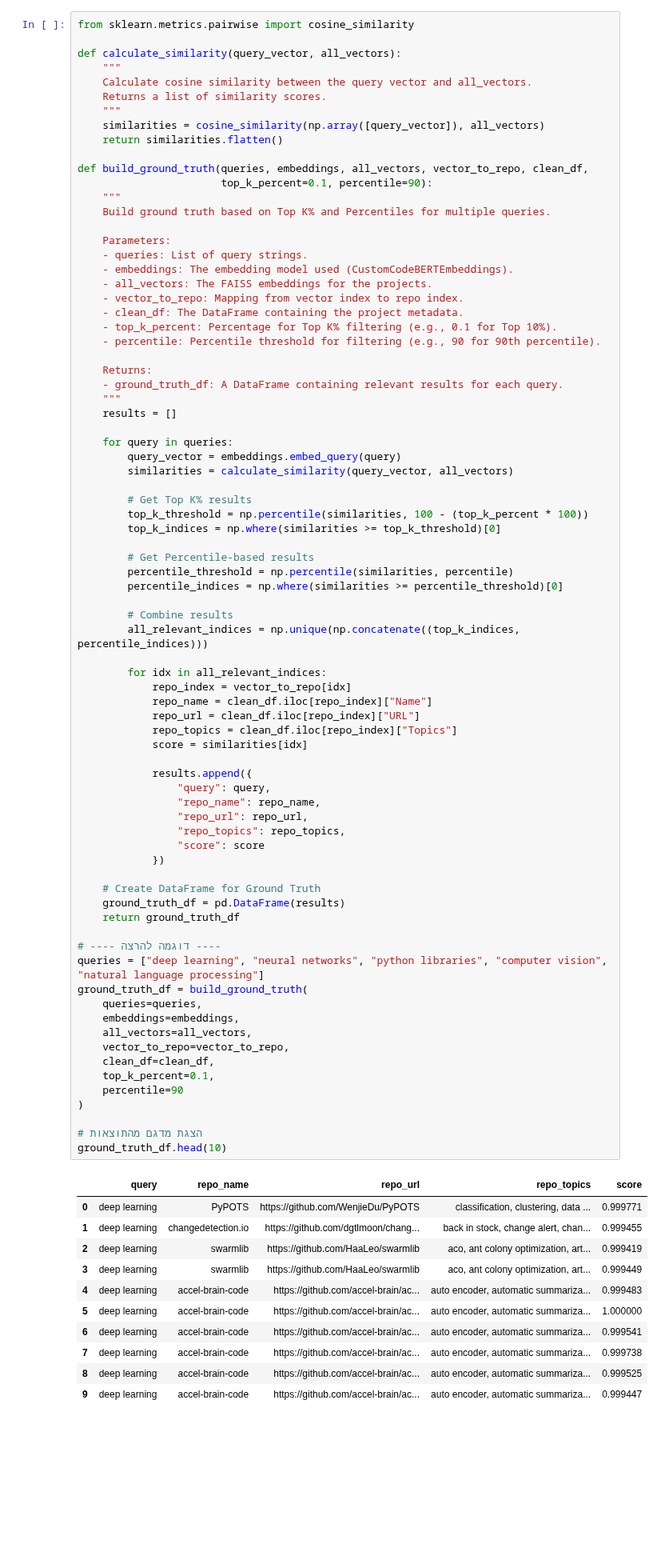
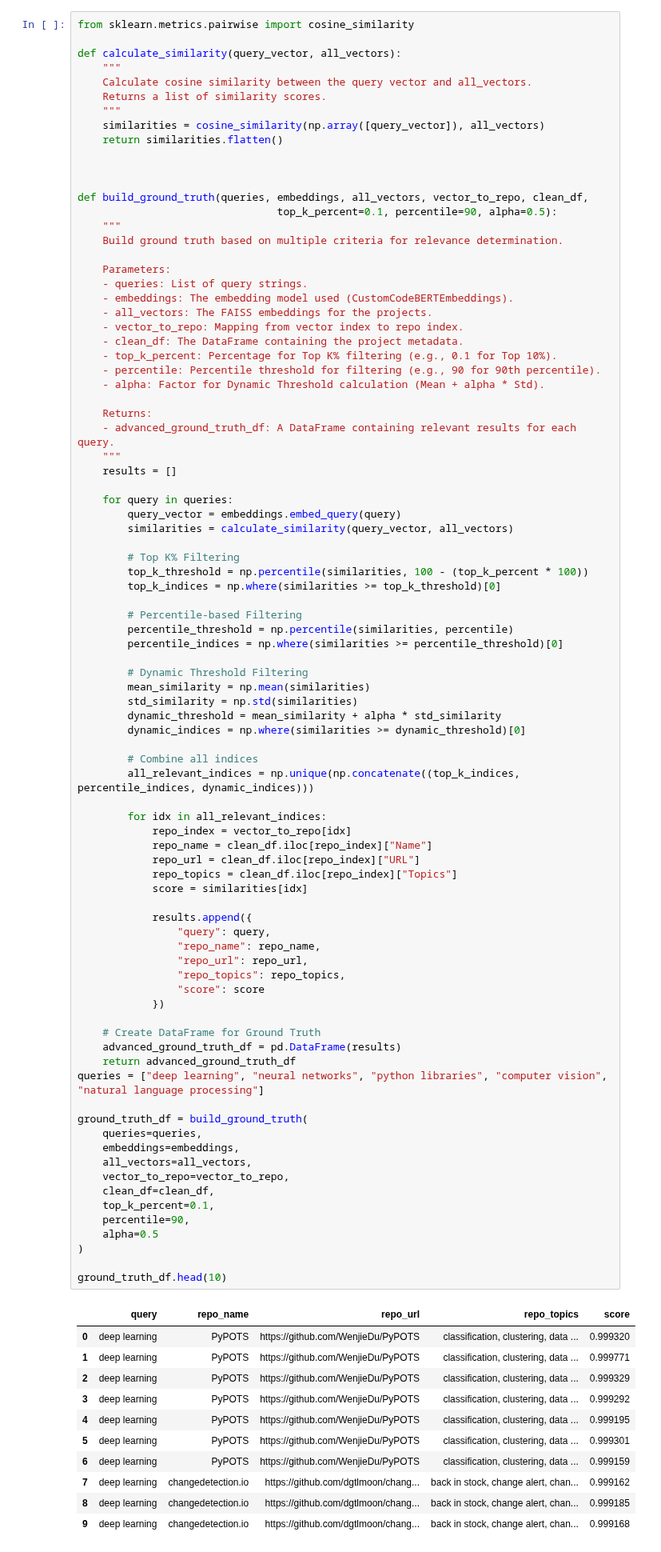
Before and after one commit to noambassat/RAG_Agent_GITHUB_Rep.project, a Jupyter notebook: RAG.ipynb, the cells around one changed output. Shown at 80% size. Cells and saved outputs as stored; diff of their text form; blank space fills up the shorter version.

```diff
--- a/RAG.ipynb
+++ b/RAG.ipynb
@@ -364,10 +366,12 @@ def calculate_similarity(query_vector, all_vectors):
     similarities = cosine_similarity(np.array([query_vector]), all_vectors)
     return similarities.flatten()
 
+
+
 def build_ground_truth(queries, embeddings, all_vectors, vector_to_repo, clean_df,
-                       top_k_percent=0.1, percentile=90):
+                                top_k_percent=0.1, percentile=90, alpha=0.5):
     """
-    Build ground truth based on Top K% and Percentiles for multiple queries.
+    Build ground truth based on multiple criteria for relevance determination.
 
     Parameters:
     - queries: List of query strings.
@@ -377,9 +381,10 @@ def build_ground_truth(queries, embeddings, all_vectors, vector_to_repo, clean_d
     - clean_df: The DataFrame containing the project metadata.
     - top_k_percent: Percentage for Top K% filtering (e.g., 0.1 for Top 10%).
     - percentile: Percentile threshold for filtering (e.g., 90 for 90th percentile).
+    - alpha: Factor for Dynamic Threshold calculation (Mean + alpha * Std).
 
     Returns:
-    - ground_truth_df: A DataFrame containing relevant results for each query.
+    - advanced_ground_truth_df: A DataFrame containing relevant results for each query.
     """
     results = []
 
@@ -387,59 +392,64 @@ def build_ground_truth(queries, embeddings, all_vectors, vector_to_repo, clean_d
         query_vector = embeddings.embed_query(query)
         similarities = calculate_similarity(query_vector, all_vectors)
 
-        # Get Top K% results
+        # Top K% Filtering
         top_k_threshold = np.percentile(similarities, 100 - (top_k_percent * 100))
         top_k_indices = np.where(similarities >= top_k_threshold)[0]
 
-        # Get Percentile-based results
+        # Percentile-based Filtering
         percentile_threshold = np.percentile(similarities, percentile)
         percentile_indices = np.where(similarities >= percentile_threshold)[0]
 
-        # Combine results
-        all_relevant_indices = np.unique(np.concatenate((top_k_indices, percentile_indices)))
+        # Dynamic Threshold Filtering
+        mean_similarity = np.mean(similarities)
+        std_similarity = np.std(similarities)
+        dynamic_threshold = mean_similarity + alpha * std_similarity
+        dynamic_indices = np.where(similarities >= dynamic_threshold)[0]
+
+        # Combine all indices
+        all_relevant_indices = np.unique(np.concatenate((top_k_indices, percentile_indices, dynamic_indices)))
 
         for idx in all_relevant_indices:
             repo_index = vector_to_repo[idx]
             repo_name = clean_df.iloc[repo_index]["Name"]
             repo_url = clean_df.iloc[repo_index]["URL"]
             repo_topics = clean_df.iloc[repo_index]["Topics"]
             score = similarities[idx]
 
             results.append({
                 "query": query,
                 "repo_name": repo_name,
                 "repo_url": repo_url,
                 "repo_topics": repo_topics,
                 "score": score
             })
 
     # Create DataFrame for Ground Truth
-    ground_truth_df = pd.DataFrame(results)
-    return ground_truth_df
+    advanced_ground_truth_df = pd.DataFrame(results)
+    return advanced_ground_truth_df
+queries = ["deep learning", "neural networks", "python libraries", "computer vision", "natural language processing"]
 
-# ---- דוגמה להרצה ----
-queries = ["deep learning", "neural networks", "python libraries", "computer vision", "natural language processing"]
 ground_truth_df = build_ground_truth(
     queries=queries,
     embeddings=embeddings,
     all_vectors=all_vectors,
     vector_to_repo=vector_to_repo,
     clean_df=clean_df,
     top_k_percent=0.1,
-    percentile=90
+    percentile=90,
+    alpha=0.5
 )
 
-# הצגת מדגם מהתוצאות
 ground_truth_df.head(10)
 # %% [output]
 |  | query | repo_name | repo_url | repo_topics | score |
-| 0 | deep learning | PyPOTS | https://github.com/WenjieDu/PyPOTS | classification, clustering, data ... | 0.999771 |
-| 1 | deep learning | changedetection.io | https://github.com/dgtlmoon/chang... | back in stock, change alert, chan... | 0.999455 |
-| 2 | deep learning | swarmlib | https://github.com/HaaLeo/swarmlib | aco, ant colony optimization, art... | 0.999419 |
-| 3 | deep learning | swarmlib | https://github.com/HaaLeo/swarmlib | aco, ant colony optimization, art... | 0.999449 |
-| 4 | deep learning | accel-brain-code | https://github.com/accel-brain/ac... | auto encoder, automatic summariza... | 0.999483 |
-| 5 | deep learning | accel-brain-code | https://github.com/accel-brain/ac... | auto encoder, automatic summariza... | 1.000000 |
-| 6 | deep learning | accel-brain-code | https://github.com/accel-brain/ac... | auto encoder, automatic summariza... | 0.999541 |
-| 7 | deep learning | accel-brain-code | https://github.com/accel-brain/ac... | auto encoder, automatic summariza... | 0.999738 |
-| 8 | deep learning | accel-brain-code | https://github.com/accel-brain/ac... | auto encoder, automatic summariza... | 0.999525 |
-| 9 | deep learning | accel-brain-code | https://github.com/accel-brain/ac... | auto encoder, automatic summariza... | 0.999447 |
+| 0 | deep learning | PyPOTS | https://github.com/WenjieDu/PyPOTS | classification, clustering, data ... | 0.999320 |
+| 1 | deep learning | PyPOTS | https://github.com/WenjieDu/PyPOTS | classification, clustering, data ... | 0.999771 |
+| 2 | deep learning | PyPOTS | https://github.com/WenjieDu/PyPOTS | classification, clustering, data ... | 0.999329 |
+| 3 | deep learning | PyPOTS | https://github.com/WenjieDu/PyPOTS | classification, clustering, data ... | 0.999292 |
+| 4 | deep learning | PyPOTS | https://github.com/WenjieDu/PyPOTS | classification, clustering, data ... | 0.999195 |
+| 5 | deep learning | PyPOTS | https://github.com/WenjieDu/PyPOTS | classification, clustering, data ... | 0.999301 |
+| 6 | deep learning | PyPOTS | https://github.com/WenjieDu/PyPOTS | classification, clustering, data ... | 0.999159 |
+| 7 | deep learning | changedetection.io | https://github.com/dgtlmoon/chang... | back in stock, change alert, chan... | 0.999162 |
+| 8 | deep learning | changedetection.io | https://github.com/dgtlmoon/chang... | back in stock, change alert, chan... | 0.999185 |
+| 9 | deep learning | changedetection.io | https://github.com/dgtlmoon/chang... | back in stock, change alert, chan... | 0.999168 |
```
Also changed, not shown: parts of 22 cells of this notebook.
